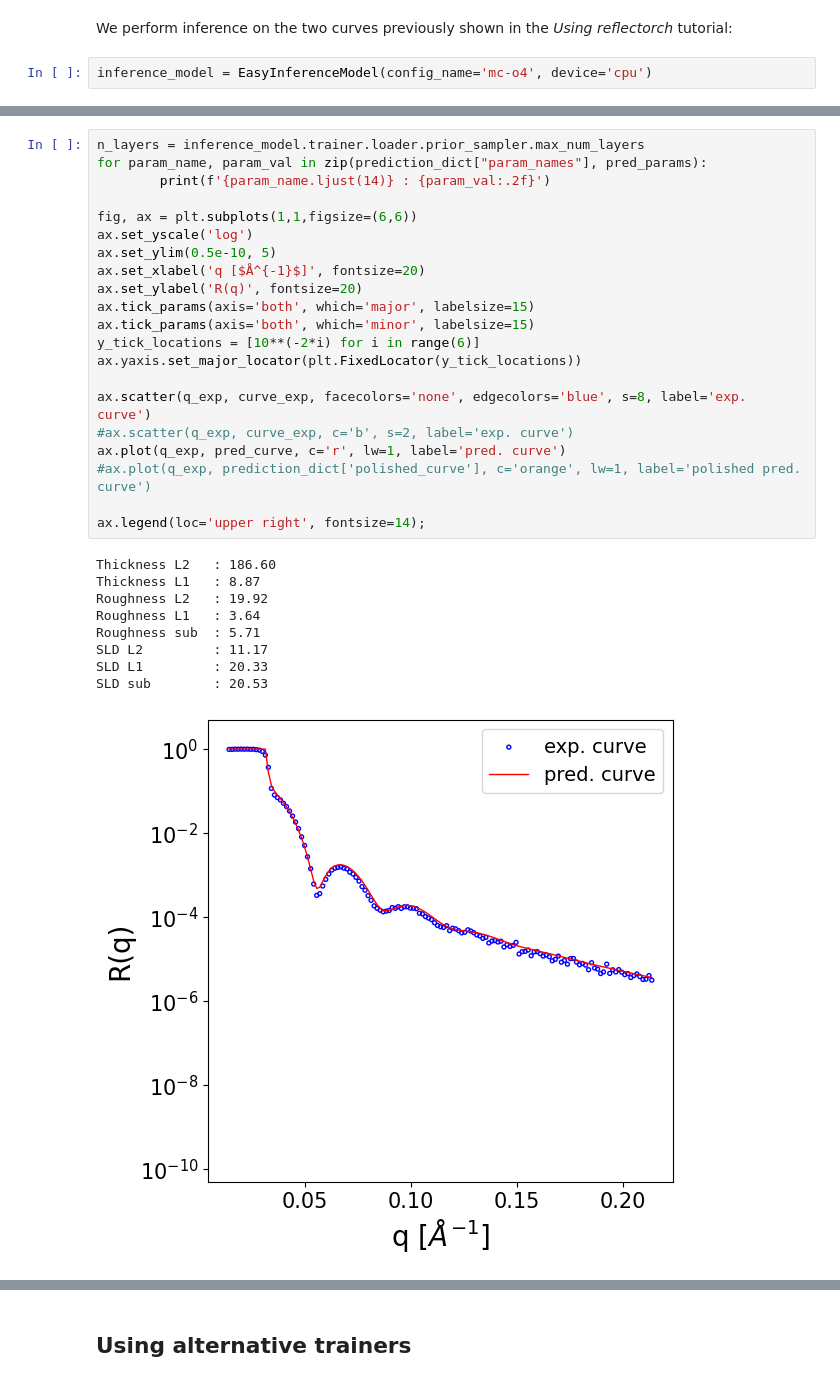
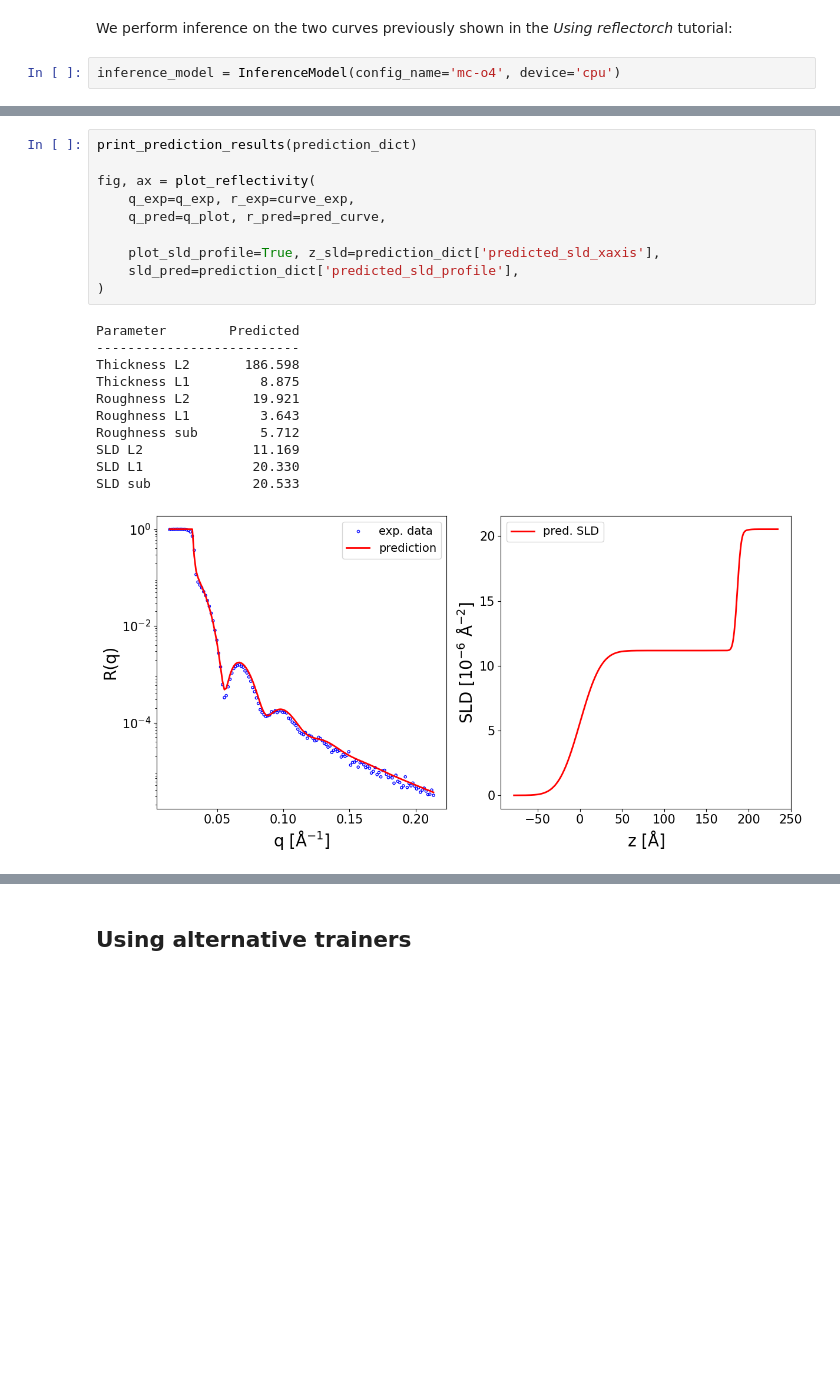
Before and after one commit to schreiber-lab/reflectorch, a Jupyter notebook: documentation/advanced_functionality.ipynb, the cells around one changed output, grey strips where cells are left out. Cells and saved outputs as stored; diff of their text form; blank space fills up the shorter version.

```diff
--- a/documentation/advanced_functionality.ipynb
+++ b/documentation/advanced_functionality.ipynb
@@ -591,5 +571,5 @@ training:
 # %% [markdown]
 We perform inference on the two curves previously shown in the *Using reflectorch* tutorial:
 # %%
-inference_model = EasyInferenceModel(config_name='mc-o4', device='cpu')
+inference_model = InferenceModel(config_name='mc-o4', device='cpu')
 # %% [output]
@@ -633,32 +639,23 @@ pred_curve = prediction_dict['predicted_curve']
-# %%
-n_layers = inference_model.trainer.loader.prior_sampler.max_num_layers
-for param_name, param_val in zip(prediction_dict["param_names"], pred_params):
-        print(f'{param_name.ljust(14)} : {param_val:.2f}')
-
-fig, ax = plt.subplots(1,1,figsize=(6,6))
-ax.set_yscale('log')
-ax.set_ylim(0.5e-10, 5)
-ax.set_xlabel('q [$Å^{-1}$]', fontsize=20)
-ax.set_ylabel('R(q)', fontsize=20)
-ax.tick_params(axis='both', which='major', labelsize=15)
-ax.tick_params(axis='both', which='minor', labelsize=15)
-y_tick_locations = [10**(-2*i) for i in range(6)]
-ax.yaxis.set_major_locator(plt.FixedLocator(y_tick_locations))
-
-ax.scatter(q_exp, curve_exp, facecolors='none', edgecolors='blue', s=8, label='exp. curve')
-#ax.scatter(q_exp, curve_exp, c='b', s=2, label='exp. curve')
-ax.plot(q_exp, pred_curve, c='r', lw=1, label='pred. curve')
-#ax.plot(q_exp, prediction_dict['polished_curve'], c='orange', lw=1, label='polished pred. curve')
-
-ax.legend(loc='upper right', fontsize=14);
-# %% [output]
-Thickness L2   : 186.60
-Thickness L1   : 8.87
-Roughness L2   : 19.92
-Roughness L1   : 3.64
-Roughness sub  : 5.71
-SLD L2         : 11.17
-SLD L1         : 20.33
-SLD sub        : 20.53
-[figure, removed]
+# %%
+print_prediction_results(prediction_dict)
+
+fig, ax = plot_reflectivity(
+    q_exp=q_exp, r_exp=curve_exp,
+    q_pred=q_plot, r_pred=pred_curve,
+
+    plot_sld_profile=True, z_sld=prediction_dict['predicted_sld_xaxis'],
+    sld_pred=prediction_dict['predicted_sld_profile'],
+)
+# %% [output]
+Parameter        Predicted
+--------------------------
+Thickness L2       186.598
+Thickness L1         8.875
+Roughness L2        19.921
+Roughness L1         3.643
+Roughness sub        5.712
+SLD L2              11.169
+SLD L1              20.330
+SLD sub             20.533
+[figure, added]
 # %%
```
Also changed, not shown: parts of 11 cells of this notebook, 1 other file.
